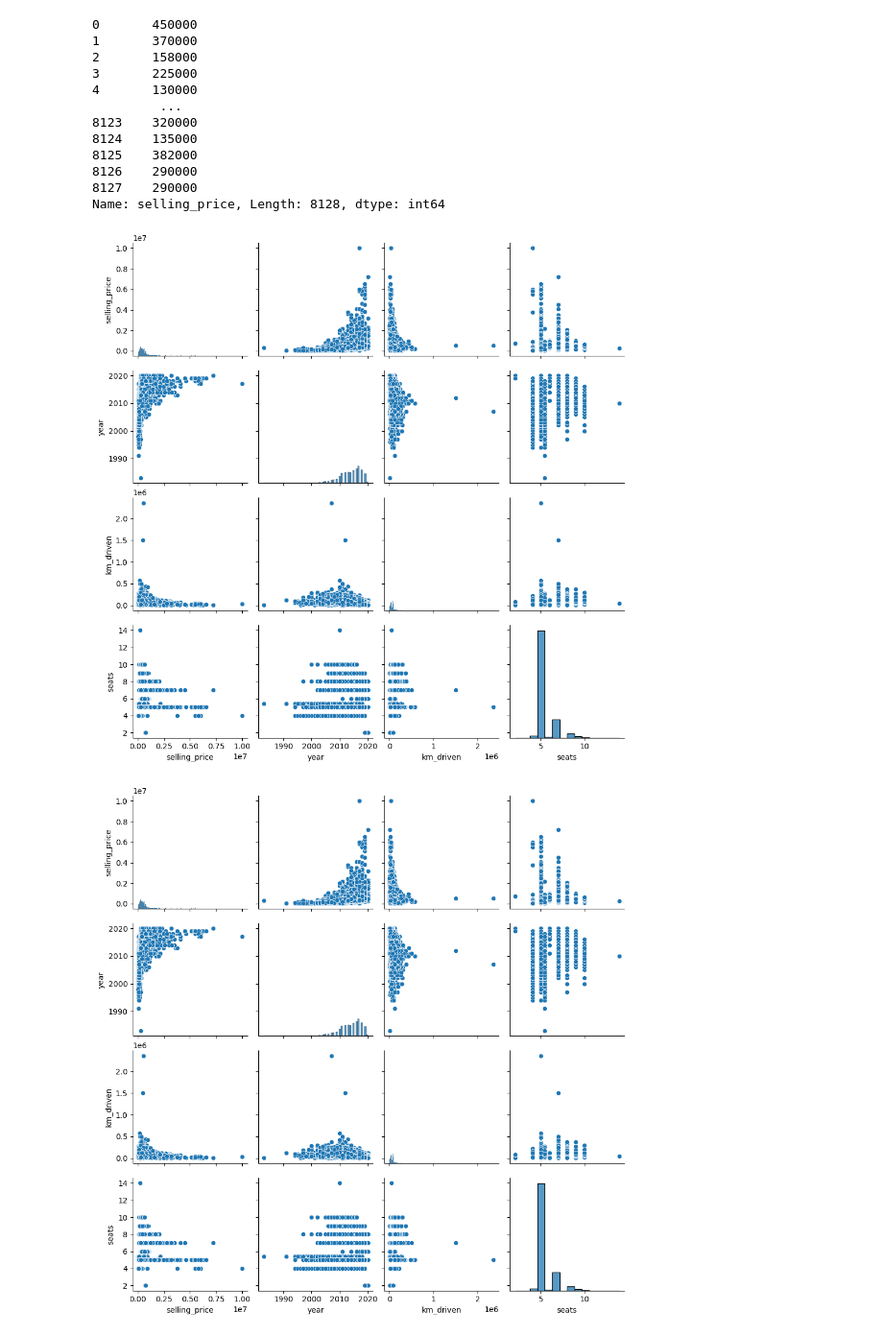
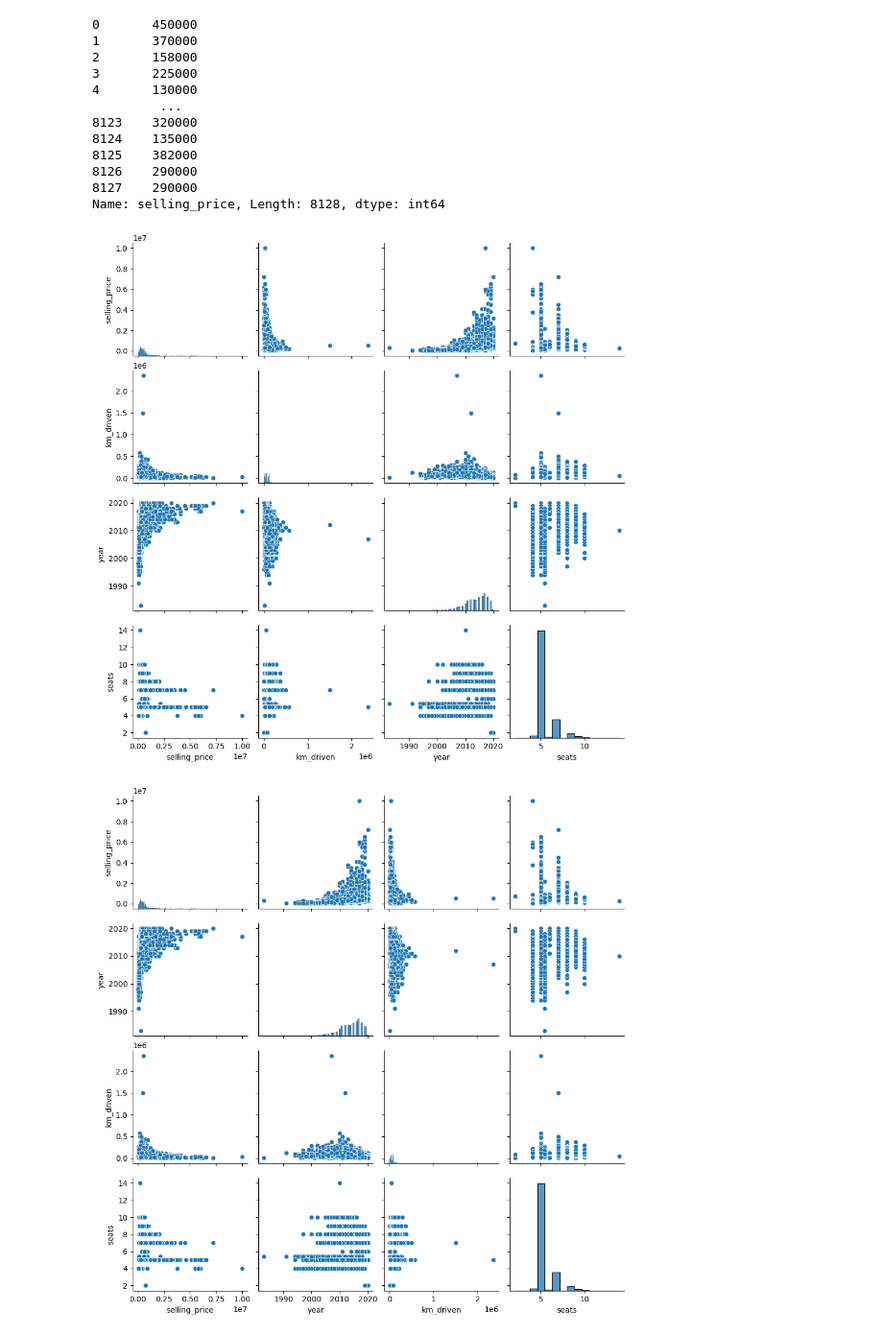
Before and after one commit to FelixRosalesG/ProyectoAlgoritmosSupervisado, a Jupyter notebook: RegresionLinealT3.ipynb, the cells around one changed output. Shown at 96% size. Drawn from its saved outputs; the diff is of its cells as text; code cells hidden in the pictures.

```diff
--- a/RegresionLinealT3.ipynb
+++ b/RegresionLinealT3.ipynb
@@ -191,10 +171,10 @@ datos_Imputados['selling_price']
 8127    290000
 Name: selling_price, Length: 8128, dtype: int64
 # %%
-sns.pairplot(datos_Imputados[['selling_price','year','km_driven','seats']])
+sns.pairplot(datos_Imputados[['selling_price','km_driven','year','seats']])
 mplot.show()
 # %% [output]
-[figure, old version]
+[figure, new version]
 # %%
 datos_ = datos_Imputados[['selling_price', 'km_driven', 'year', 'seats']]
 #datos_ = datos_Imputados[['selling_price', 'km_driven']]
```
Also changed, not shown: parts of 14 cells of this notebook, 1 other file.
